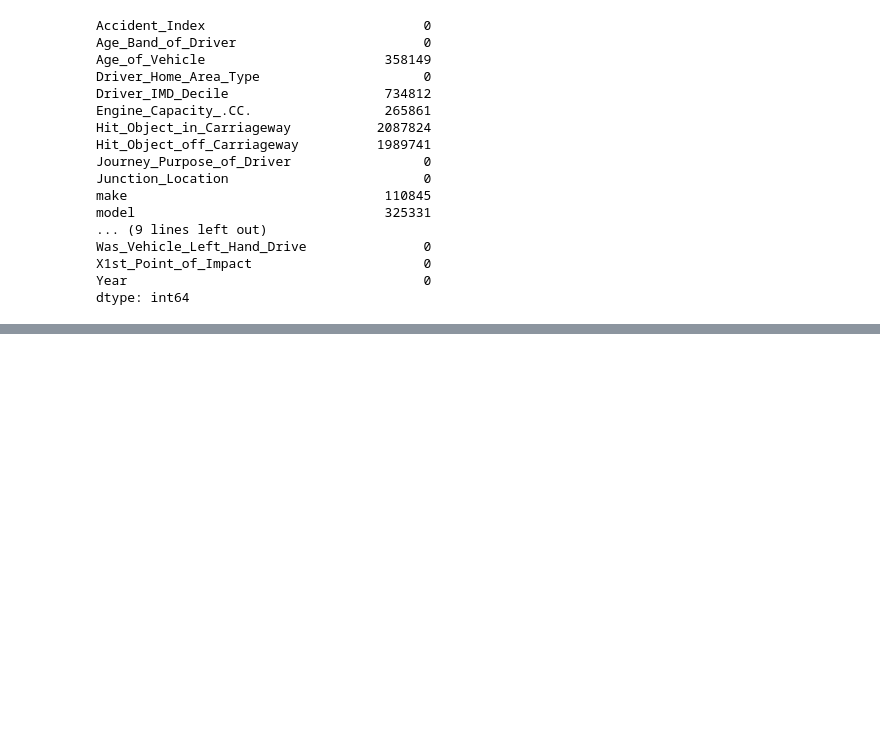
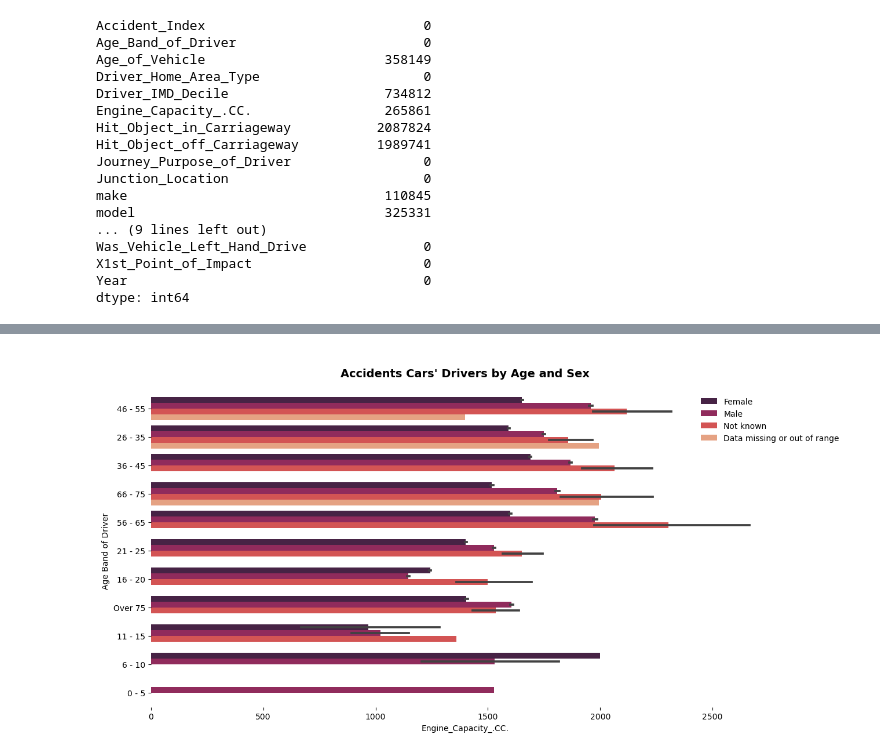
Before and after one commit to DiaaAhmedHassan/dataMiningProject, a Jupyter notebook: vehicles.ipynb, the cells around one changed output, grey strips where cells are left out. Cells and saved outputs as stored; diff of their text form; code cells hidden in the pictures; blank space fills up the shorter version.

```diff
--- a/vehicles.ipynb
+++ b/vehicles.ipynb
@@ -4,7 +4,7 @@ import pandas as pd
 import warnings
 warnings.filterwarnings('ignore')
 # %%
-vehicles_data=pd.read_csv('./data/Vehicle_Information.csv', encoding='latin1')
+vehicles_data=pd.read_csv('./data/Vehicle_Information.zip', encoding='latin1')
 vehicles_data
 # %% [output]
 |  | Accident_Index | Age_Band_of_Driver | Age_of_Vehicle | Driver_Home_Area_Type | Driver_IMD_Decile | ... |
@@ -42,0 +47,16 @@ dtype: int64
+# %%
+to_drop=["Hit_Object_in_Carriageway","Hit_Object_off_Carriageway","Skidding_and_Overturning","Journey_Purpose_of_Driver","Towing_and_Articulation","Was_Vehicle_Left_Hand_Drive","Accident_Index"]
+
+vehicles_data.drop(to_drop,axis=1,inplace=True)
+# %%
+vehicles_data.dropna(inplace=True)
+
+vehicles_data.drop(vehicles_data[vehicles_data["Junction_Location"] == "Data missing or out of range"].index, inplace=True)
+
+vehicles_data.drop(vehicles_data[vehicles_data["Age_Band_of_Driver"] == "Data missing or out of range"].index, inplace=True)
+
+vehicles_data.drop(vehicles_data[vehicles_data["Age_Band_of_Driver"] == "Not known"].index, inplace=True)
+
+#filtered_data = vehicles_data[(vehicles_data['Age_Band_of_Driver'] == 'Data missing or out of range') & (vehicles_data['Age_Band_of_Driver'] != 'Not known')]
+
+vehicles_data.drop_duplicates(inplace=True)
@@ -42,0 +85,18 @@ dtype: int64
+# %%
+import seaborn as sns
+import matplotlib.pyplot as plt
+
+
+
+
+# seaborn barplot
+fig, ax = plt.subplots(figsize=(14, 7))
+sns.barplot(y='Age_Band_of_Driver', x='Engine_Capacity_.CC.', hue='Sex_of_Driver', data=vehicles_data, palette='rocket')
+ax.set_title('\nAccidents Cars\' Drivers by Age and Sex\n', fontsize=14, fontweight='bold')
+ax.set(xlabel='Engine_Capacity_.CC.', ylabel='Age Band of Driver')
+ax.legend(bbox_to_anchor=(1.1, 1.), borderaxespad=0., frameon=False)
+
+# remove all spines
+sns.despine(top=True, right=True, left=True, bottom=True)
+# %% [output]
+[figure, added]
```
Also changed, not shown: parts of 5 cells of this notebook.
